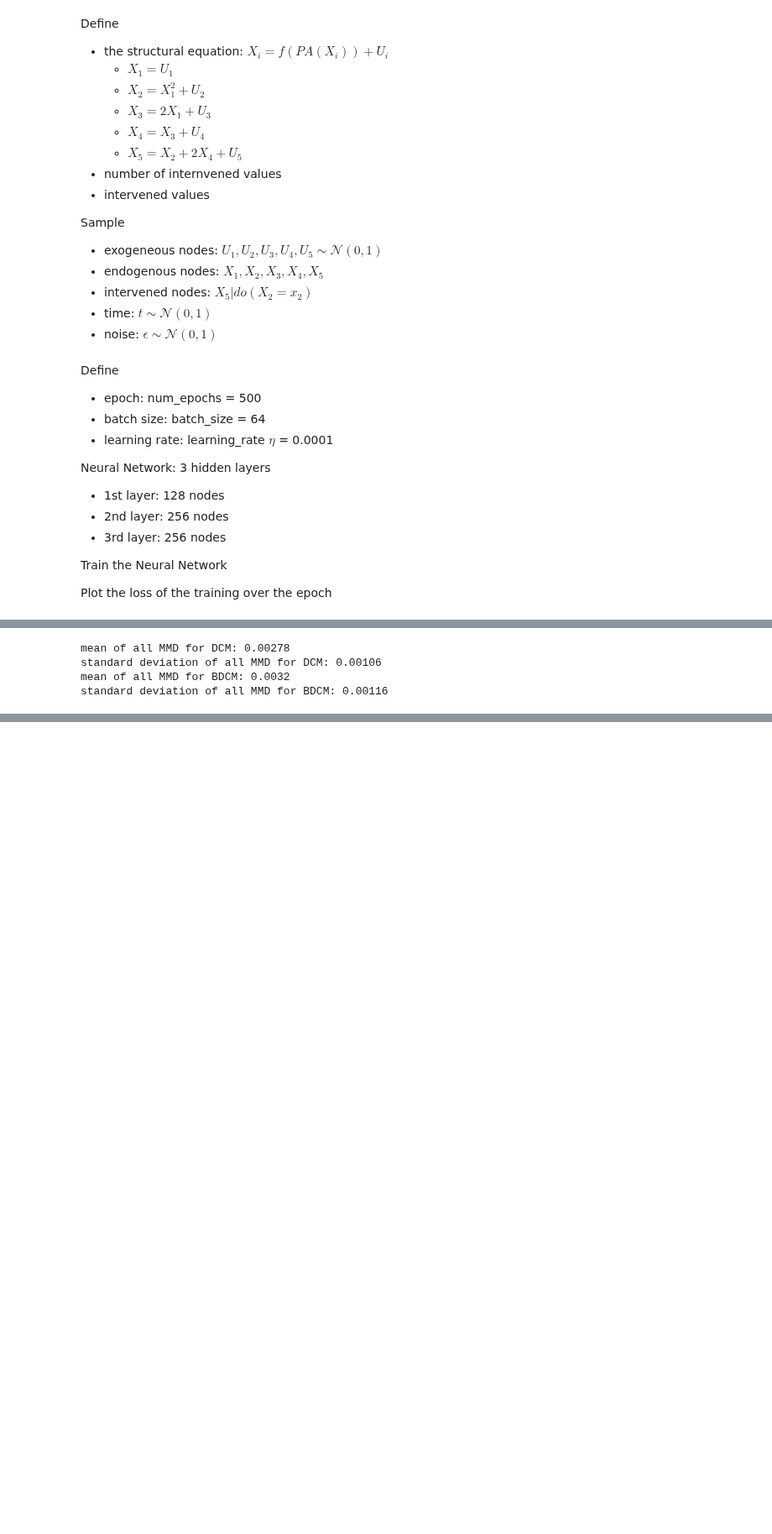
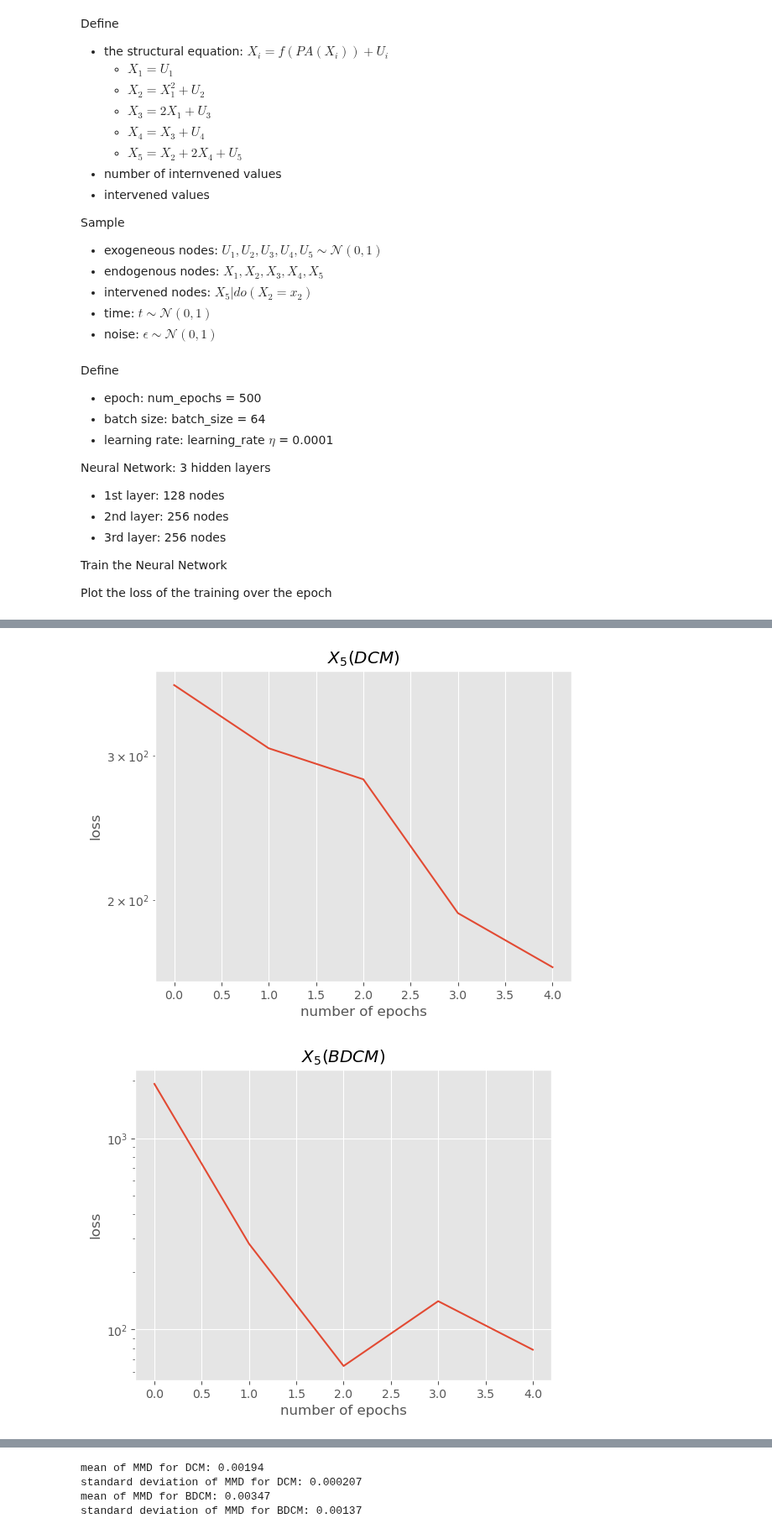
Before and after one commit to tatsu432/BDCM, a Jupyter notebook: src/SCM1_simple_structural_equations.ipynb, the cells around one changed output, grey strips where cells are left out. Shown at 84% size. Drawn from its saved outputs; the diff is of its cells as text; code cells hidden in the pictures; blank space fills up the shorter version.

```diff
--- a/src/SCM1_simple_structural_equations.ipynb
+++ b/src/SCM1_simple_structural_equations.ipynb
@@ -223,7 +82,18 @@ standard deviation of MMD for BDCM: 0.000815
-# %%
-calculate_overall_MMD(array_array_MMD)
-# %% [output]
-mean of all MMD for DCM: 0.00278
-standard deviation of all MMD for DCM: 0.00106
-mean of all MMD for BDCM: 0.0032
-standard deviation of all MMD for BDCM: 0.00116
+# %%
+def structural_eq(u, ind, x):
+  if ind == 0:
+    output = u
+  elif ind == 1:
+    output = x[0] ** 2+ u
+  elif ind == 2:
+    output = 2 * x[0] + u
+  elif ind == 3:
+    output = x[2] + u
+  elif ind == 4:
+    output = x[1] + 2 * x[3] + u
+  return normalize(output)
+
+SCM1(structural_eq=structural_eq, simple_or_complex = "simple")
+# %% [output]
+[figure, added]
+[figure, added]
@@ -229,0 +102,4 @@ standard deviation of all MMD for BDCM: 0.00116
+mean of MMD for DCM: 0.00194
+standard deviation of MMD for DCM: 0.000207
+mean of MMD for BDCM: 0.00347
+standard deviation of MMD for BDCM: 0.00137
```
Also changed, not shown: parts of 3 cells of this notebook, 24 other files.
